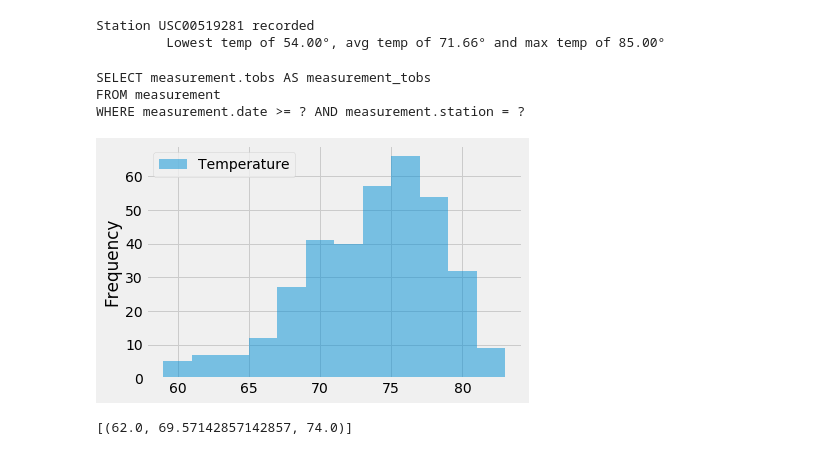
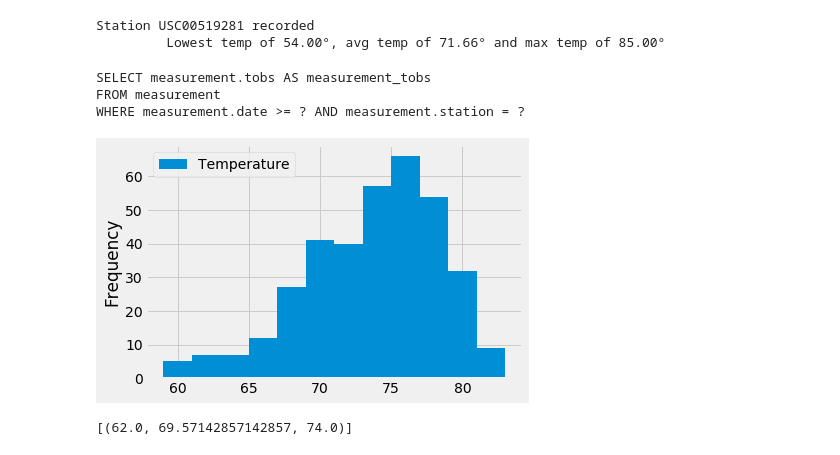
Before and after one commit to MadhukaraBS/BootCamp, a Jupyter notebook: 09-Adv-Data-Storage-Retrieval/climate.ipynb, the cells around one changed output. Saved outputs shown, nothing was run; the diff lists cells and outputs as text; code cells hidden in the pictures.

```diff
--- a/09-Adv-Data-Storage-Retrieval/climate.ipynb
+++ b/09-Adv-Data-Storage-Retrieval/climate.ipynb
@@ -233,26 +234,27 @@ Station USC00519281 recorded
 # %%
 from matplotlib import style
 style.use('fivethirtyeight')
 last_entry_act_st_q = session.query(Measurement).filter(
     Measurement.station == act_st_id.station).order_by(Measurement.date.desc())
 last_entry = last_entry_act_st_q.first().date
 prev_year = (dt.datetime.strptime(last_entry, "%Y-%m-%d") - td(365)).strftime("%Y-%m-%d")
 temperature_data = session.query(Measurement.tobs).filter(and_(
     Measurement.date >= prev_year,
     Measurement.station == act_st_id.station))
 
 print(temperature_data)
 t_df = pd.DataFrame({'Temperature': [val.tobs for val in temperature_data]})
 n_bins = 12
 
 # We can set the number of bins with the `bins` kwarg
-t_df.plot.hist(alpha=0.5, bins=n_bins)
+t_df.plot.hist(bins=n_bins)
+plt.savefig('figs/temperature_results.png', bbox_inches='tight')
 plt.show()
 # %% [output]
 SELECT measurement.tobs AS measurement_tobs
 FROM measurement
 WHERE measurement.date >= ? AND measurement.station = ?
-[figure, old version]
+[figure, new version]
 # %%
 # Write a function called `calc_temps` that will accept start date and end date in the format '%Y-%m-%d'
 # and return the minimum, average, and maximum temperatures for that range of dates
```
Also changed, not shown: parts of 5 cells of this notebook, 5 other files.
